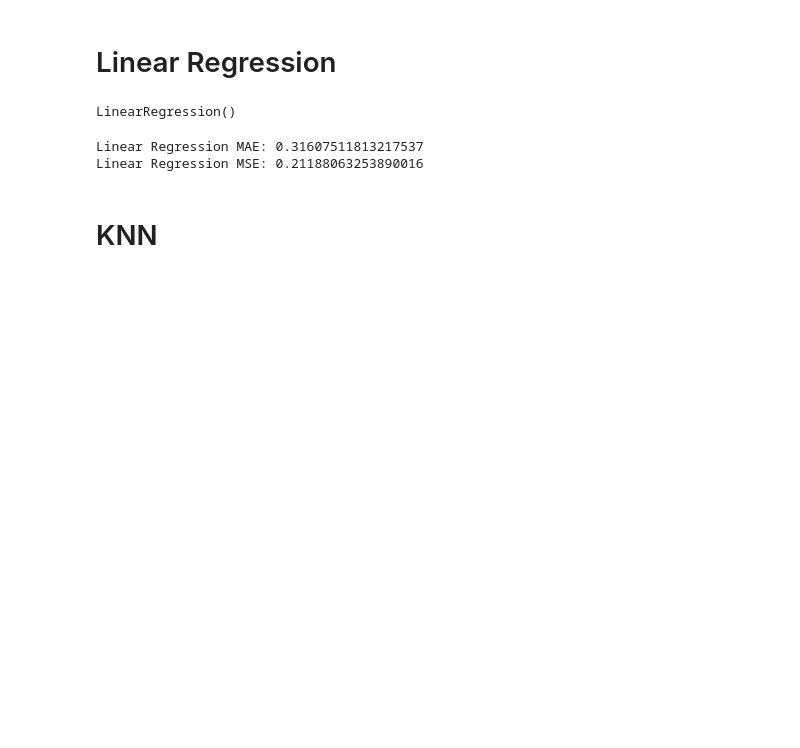
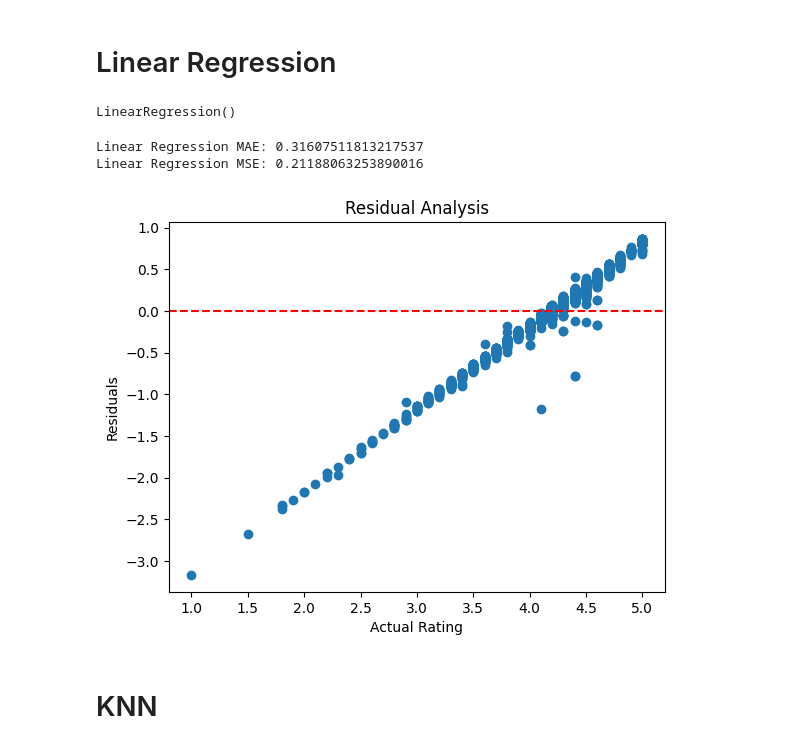
Before and after one commit to TruongGiaBao299/Machine-Learning-Final-Project, a Jupyter notebook: src/Final.ipynb, the cells around one changed output. Saved outputs shown, nothing was run; the diff lists cells and outputs as text; code cells hidden in the pictures; blank space fills up the shorter version.

```diff
--- a/src/Final.ipynb
+++ b/src/Final.ipynb
@@ -335,6 +335,16 @@ X_train, X_test, y_train, y_test = train_test_split(X, y, test_size=0.2, random_
 scaler = StandardScaler()
 X_train_scaled = scaler.fit_transform(X_train)
 X_test_scaled = scaler.transform(X_test)
+# %%
+def residuals_ana(pred):
+    # Residual analysis for Regression
+    residuals = y_test - pred
+    plt.scatter(y_test, residuals)
+    plt.axhline(y=0, color='r', linestyle='--')
+    plt.title('Residual Analysis')
+    plt.xlabel('Actual Rating')
+    plt.ylabel('Residuals')
+    plt.show()
 # %% [markdown]
 # Linear Regression
 # %%
@@ -346,12 +356,14 @@ LinearRegression()
 # %%
 linear_reg_pred = linear_reg.predict(X_test_scaled)
 linear_reg_mae = mean_absolute_error(y_test, linear_reg_pred)
 linear_reg_mse = mean_squared_error(y_test, linear_reg_pred)
 print("Linear Regression MAE:", linear_reg_mae)
 print("Linear Regression MSE:", linear_reg_mse)
+residuals_ana(linear_reg_pred)
 # %% [output]
 Linear Regression MAE: 0.31607511813217537
 Linear Regression MSE: 0.21188063253890016
+[figure, added]
 # %% [markdown]
 # KNN
 # %%
```
Also changed, not shown: parts of 17 cells of this notebook.
